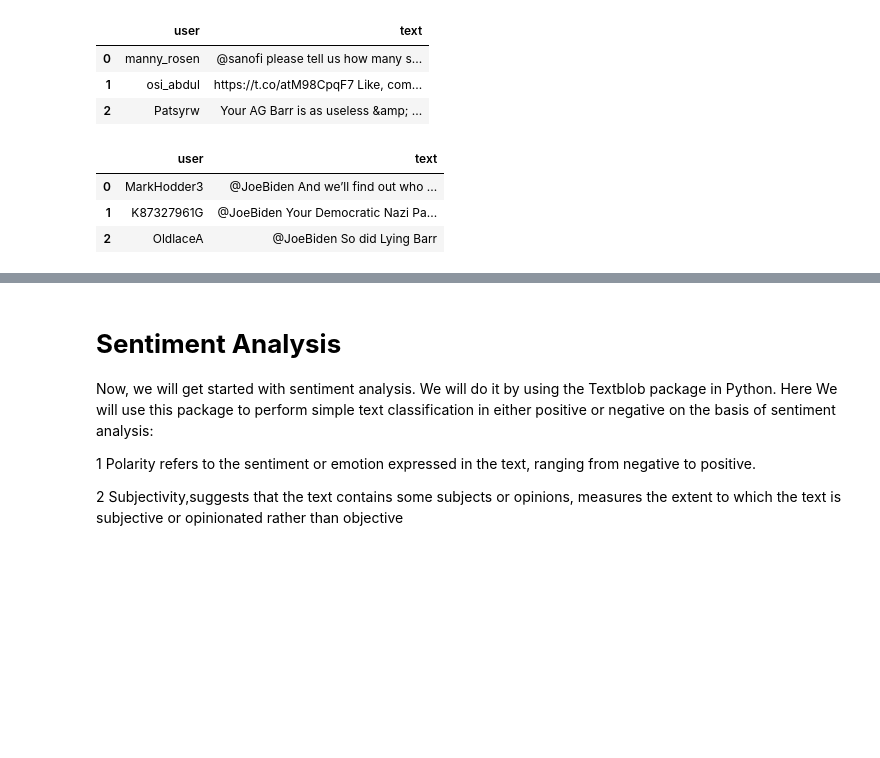
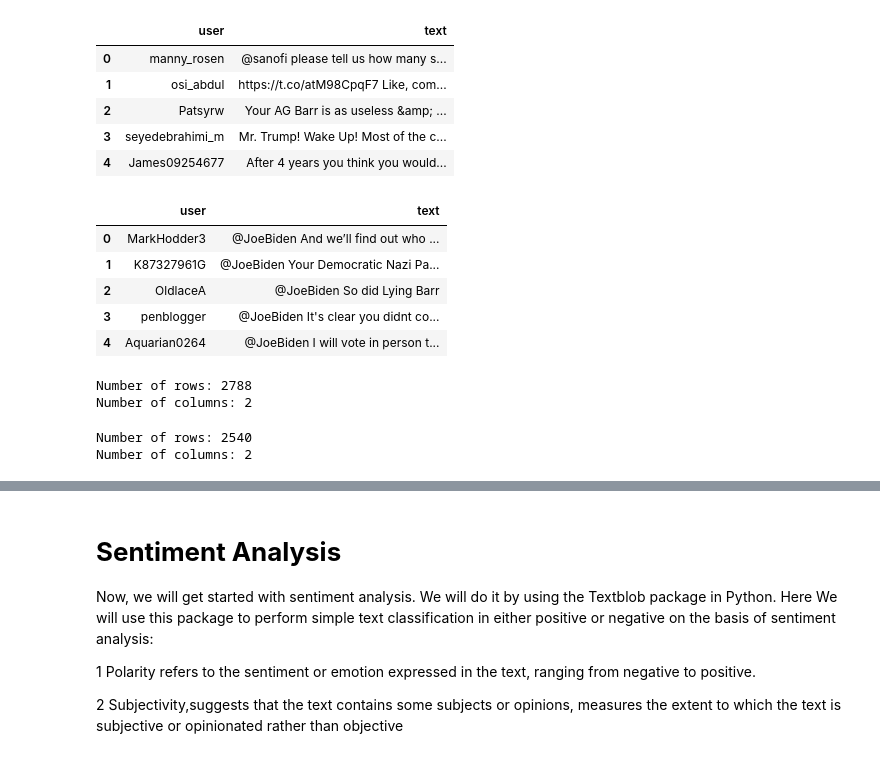
Before and after one commit to Sambhavjain9812/USA_sentiment_analysis, a Jupyter notebook: USA_sentiment_analysis.ipynb, the cells around one changed output, grey strips where cells are left out. Drawn from its saved outputs; the diff is of its cells as text; code cells hidden in the pictures; blank space fills up the shorter version.

```diff
--- a/USA_sentiment_analysis.ipynb
+++ b/USA_sentiment_analysis.ipynb
@@ -12,16 +13,32 @@ import plotly.express as px
 trump_reviews = pd.read_csv("Trumpall2.csv")
 biden_reviews = pd.read_csv("Bidenall2.csv")
 # %%
-trump_reviews.head(3)
+trump_reviews.head()
 # %% [output]
 |  | user | text |
 | 0 | manny_rosen | @sanofi please tell us how many s... |
 | 1 | osi_abdul | https://t.co/atM98CpqF7 Like, com... |
 | 2 | Patsyrw | Your AG Barr is as useless &amp; ... |
+| 3 | seyedebrahimi_m | Mr. Trump! Wake Up! Most of the c... |
+| 4 | James09254677 | After 4 years you think you would... |
 # %%
-biden_reviews.head(3)
+biden_reviews.head()
 # %% [output]
 |  | user | text |
 | 0 | MarkHodder3 | @JoeBiden And we’ll find out who ... |
 | 1 | K87327961G | @JoeBiden Your Democratic Nazi Pa... |
 | 2 | OldlaceA | @JoeBiden So did Lying Barr |
+| 3 | penblogger | @JoeBiden It's clear you didnt co... |
+| 4 | Aquarian0264 | @JoeBiden I will vote in person t... |
+# %%
+print("Number of rows:", trump_reviews.shape[0])
+print("Number of columns:", trump_reviews.shape[1])
+# %% [output]
+Number of rows: 2788
+Number of columns: 2
+# %%
+print("Number of rows:", biden_reviews.shape[0])
+print("Number of columns:", biden_reviews.shape[1])
+# %% [output]
+Number of rows: 2540
+Number of columns: 2
```
Also changed, not shown: parts of 9 cells of this notebook.
